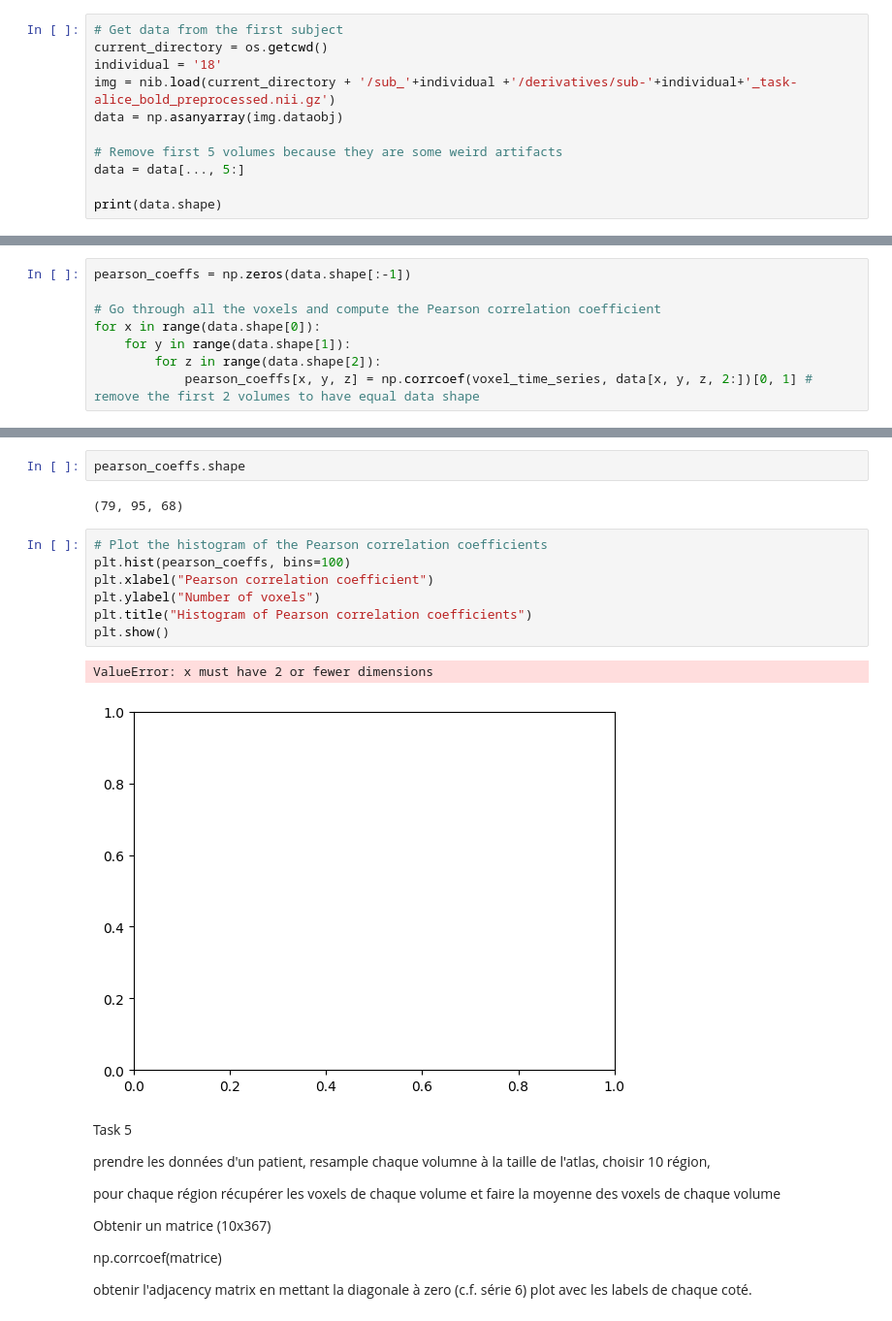
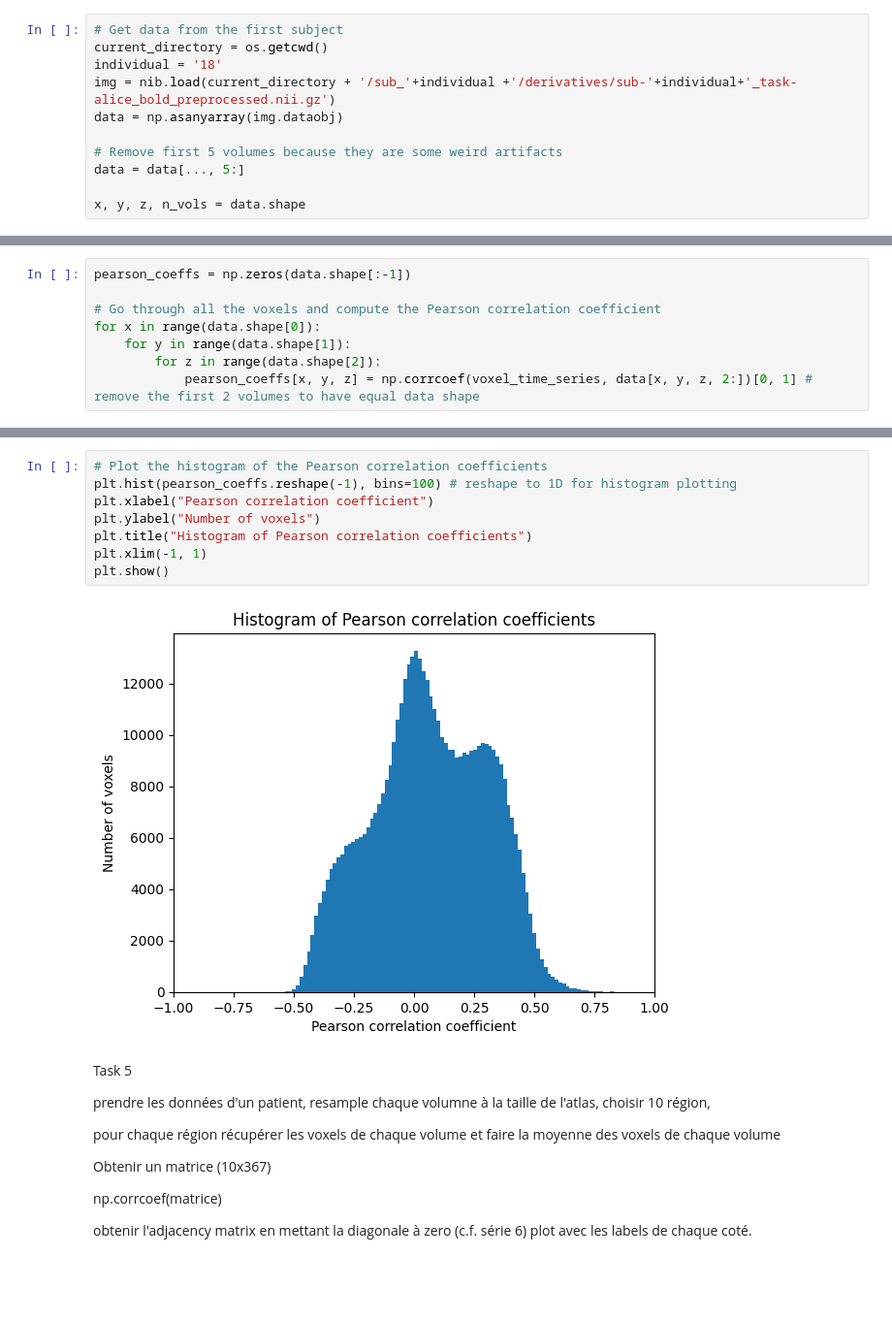
Before and after one commit to Neiizo/NSSP_421_Group_M, a Jupyter notebook: Project2/MiniProject2.ipynb, the cells around one changed output, grey strips where cells are left out. Shown at 97% size. Saved outputs shown, nothing was run; the diff lists cells and outputs as text; blank space fills up the shorter version.

```diff
--- a/Project2/MiniProject2.ipynb
+++ b/Project2/MiniProject2.ipynb
@@ -472,4 +501,4 @@ data = np.asanyarray(img.dataobj)
 # Remove first 5 volumes because they are some weird artifacts
 data = data[..., 5:]
 
-print(data.shape)
+x, y, z, n_vols = data.shape
@@ -507,20 +532,16 @@ plot_stat_map(masked, title='Pearson correlation coefficient',black_bg=True, col
 # %% [output]
 <nilearn.plotting.displays._slicers.OrthoSlicer at 0x...>
 [figure]
-# %%
-pearson_coeffs.shape
-# %% [output]
-(79, 95, 68)
 # %%
 # Plot the histogram of the Pearson correlation coefficients
-plt.hist(pearson_coeffs, bins=100)
+plt.hist(pearson_coeffs.reshape(-1), bins=100) # reshape to 1D for histogram plotting
 plt.xlabel("Pearson correlation coefficient")
 plt.ylabel("Number of voxels")
 plt.title("Histogram of Pearson correlation coefficients")
+plt.xlim(-1, 1)
 plt.show()
 # %% [output]
-ValueError: x must have 2 or fewer dimensions
-[figure, old version]
+[figure, new version]
 # %% [markdown]
 Task 5
 
```
Also changed, not shown: parts of 15 cells of this notebook.
